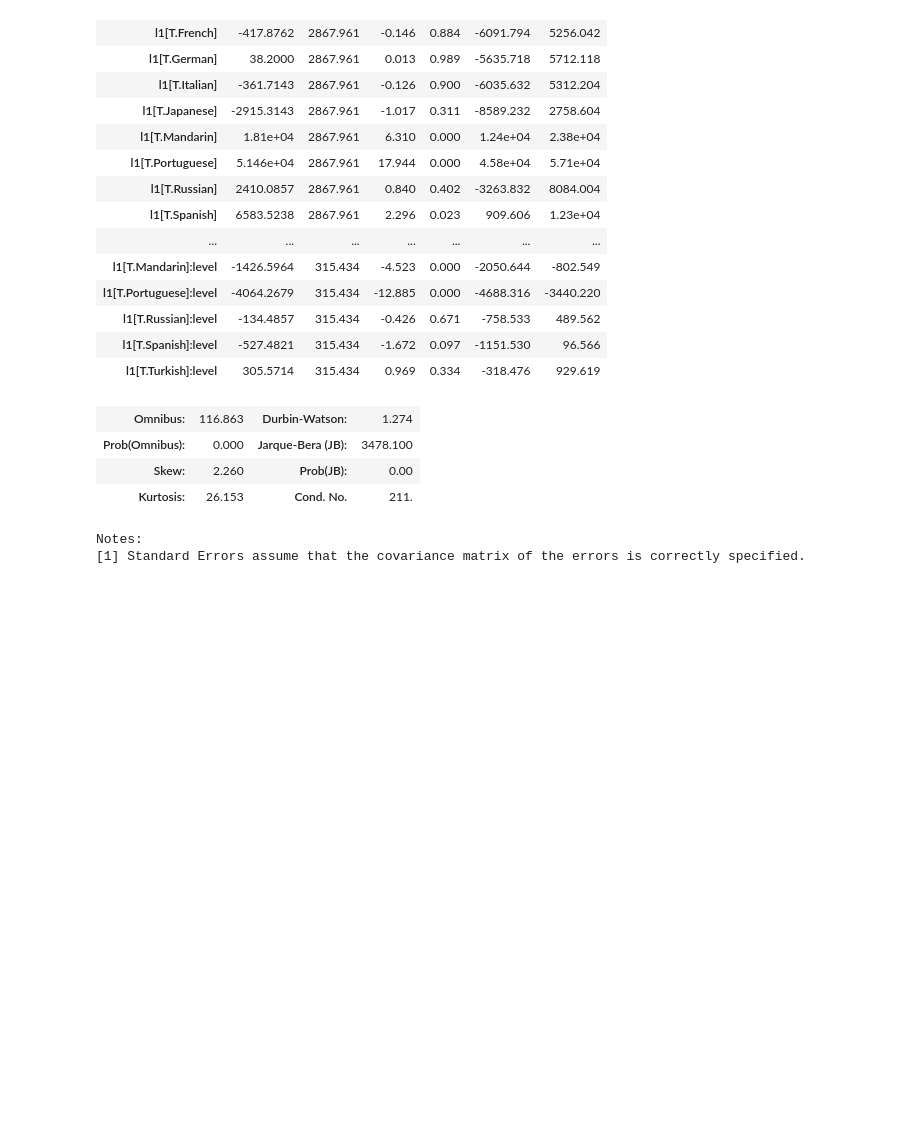
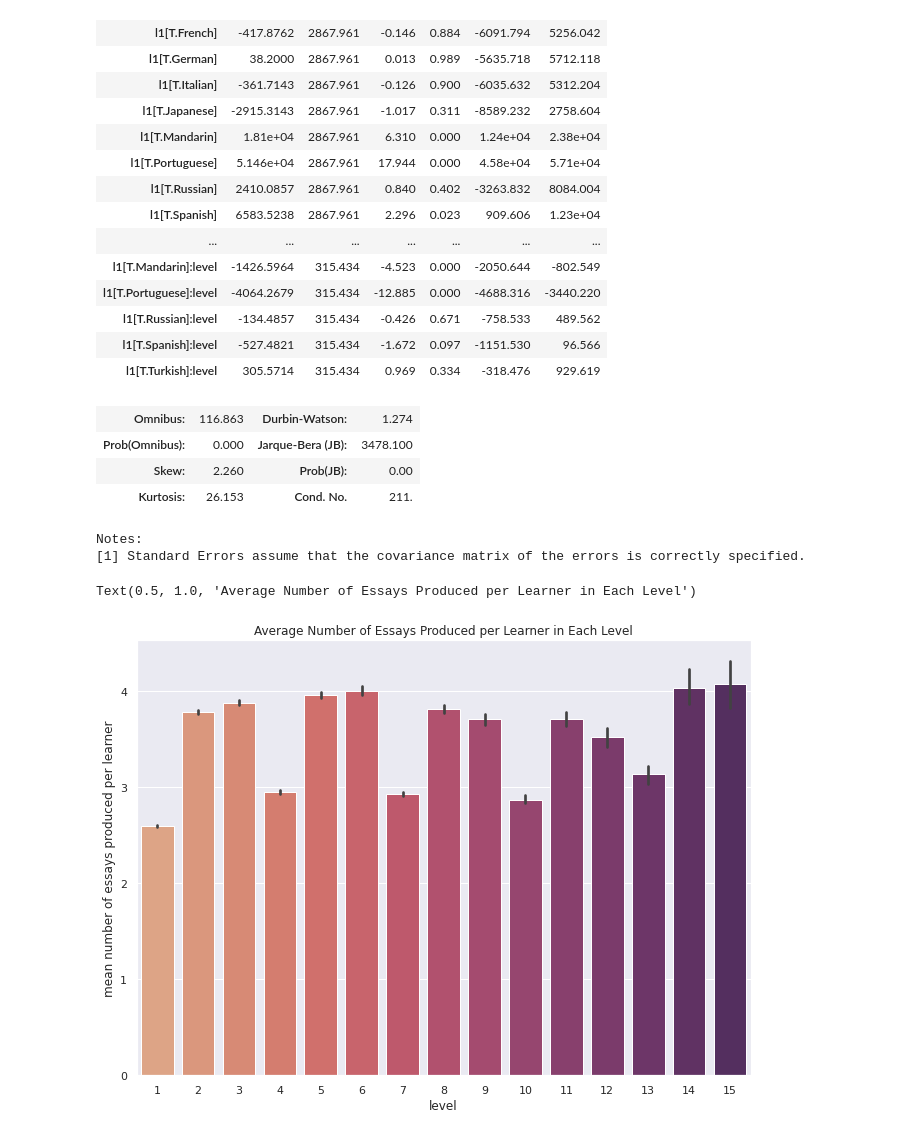
Before and after one commit to langdonholmes/nli-transformers-showcase, a Jupyter notebook: src/explore_data.ipynb, the cells around one changed output. Cells and saved outputs as stored; diff of their text form; code cells hidden in the pictures; blank space fills up the shorter version.

```diff
--- a/src/explore_data.ipynb
+++ b/src/explore_data.ipynb
@@ -142,3 +142,10 @@ import spacy
 nlp = spacy.load("en_core_web_sm")
 
 df['vector'] = df['text'].apply(lambda x: nlp(x).vector)
+# %%
+sns.barplot(data=df.groupby(['level','learner_id']).writing_id.count().reset_index(), x='level', y='writing_id', palette='flare')
+plt.ylabel('mean number of essays produced per learner')
+plt.title('Average Number of Essays Produced per Learner in Each Level')
+# %% [output]
+Text(0.5, 1.0, 'Average Number of Essays Produced per Learner in Each Level')
+[figure, added]
```
Also changed, not shown: parts of 1 cell of this notebook, 2 other files.
